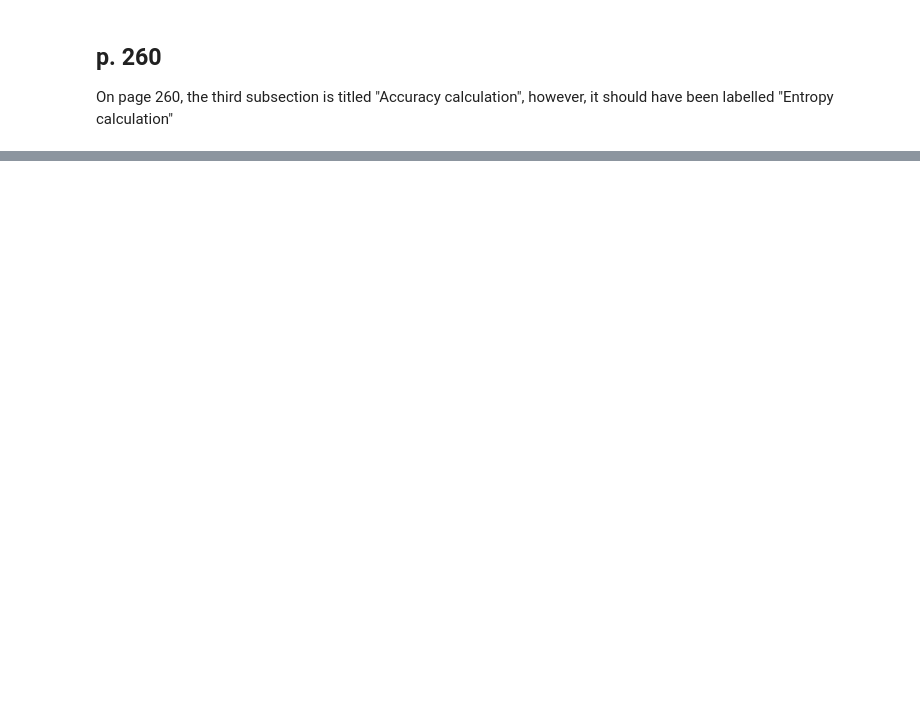
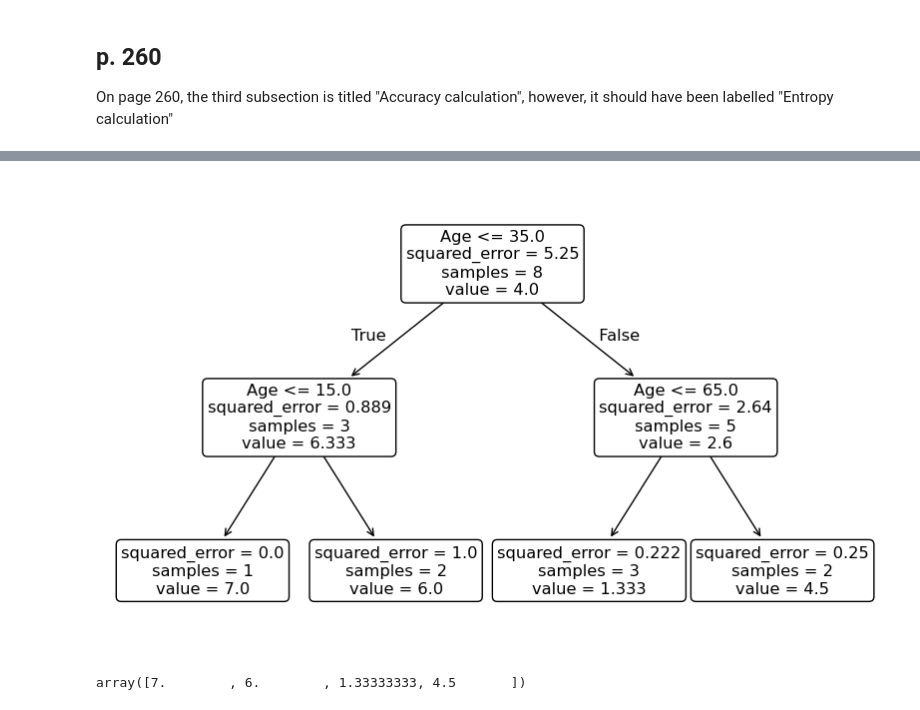
Before and after one commit to EvgeniiZorin/Booknotes_Grokking-Machine-Learning_Luis-G-Serrano, a Jupyter notebook: notes.ipynb, the cells around one changed output, grey strips where cells are left out. Cells and saved outputs as stored; diff of their text form; code cells hidden in the pictures; blank space fills up the shorter version.

```diff
--- a/notes.ipynb
+++ b/notes.ipynb
@@ -864,0 +1080,15 @@ On page 260, the third subsection is titled "Accuracy calculation", however, it
+# %%
+plt.figure(figsize=(10,6))
+plot_tree(
+    dt_regressor,
+    feature_names=['Age'],
+    class_names=['Engagement level (days per week)'],
+    # filled=True,
+    rounded=True
+);
+# %% [output]
+[figure, added]
+# %%
+dt_regressor.predict([[14], [16], [50], [70]])
+# %% [output]
+array([7.        , 6.        , 1.33333333, 4.5       ])
```
Also changed, not shown: parts of 14 cells of this notebook, 1 other file.
